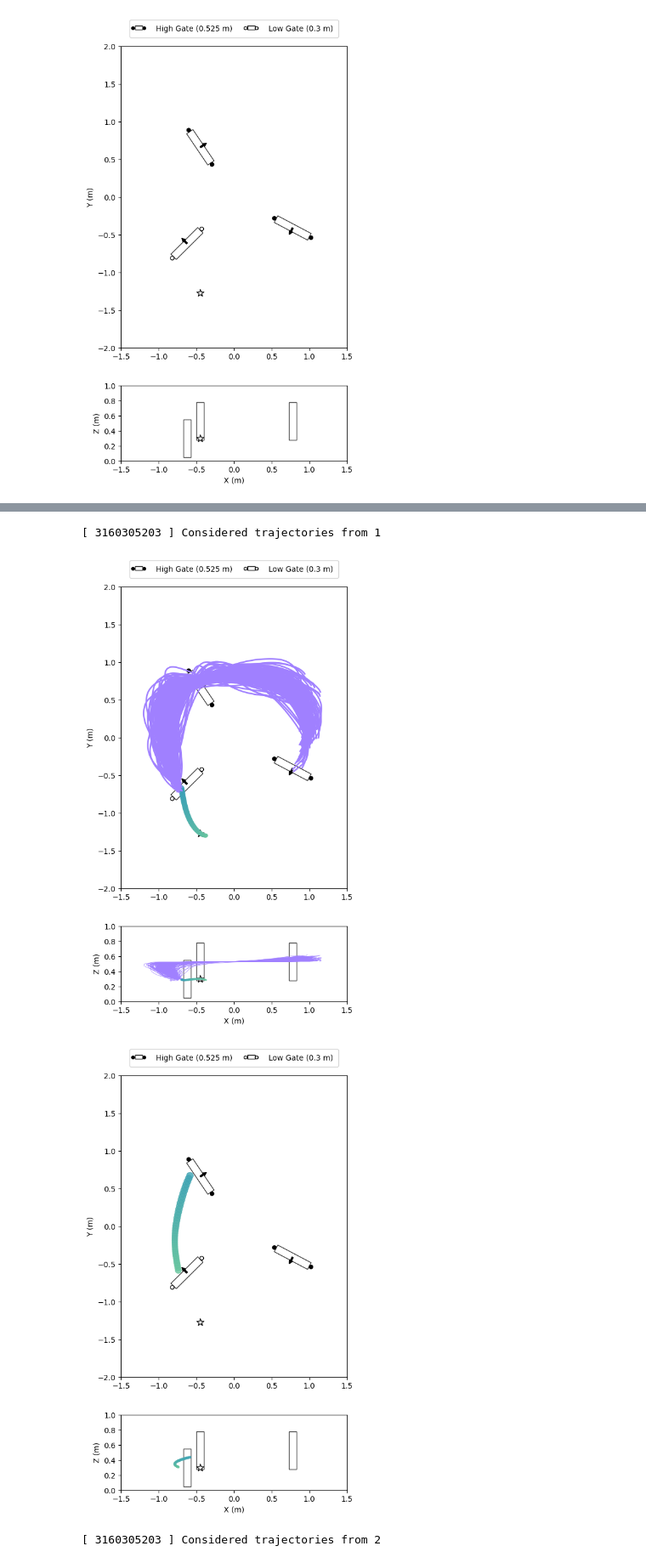
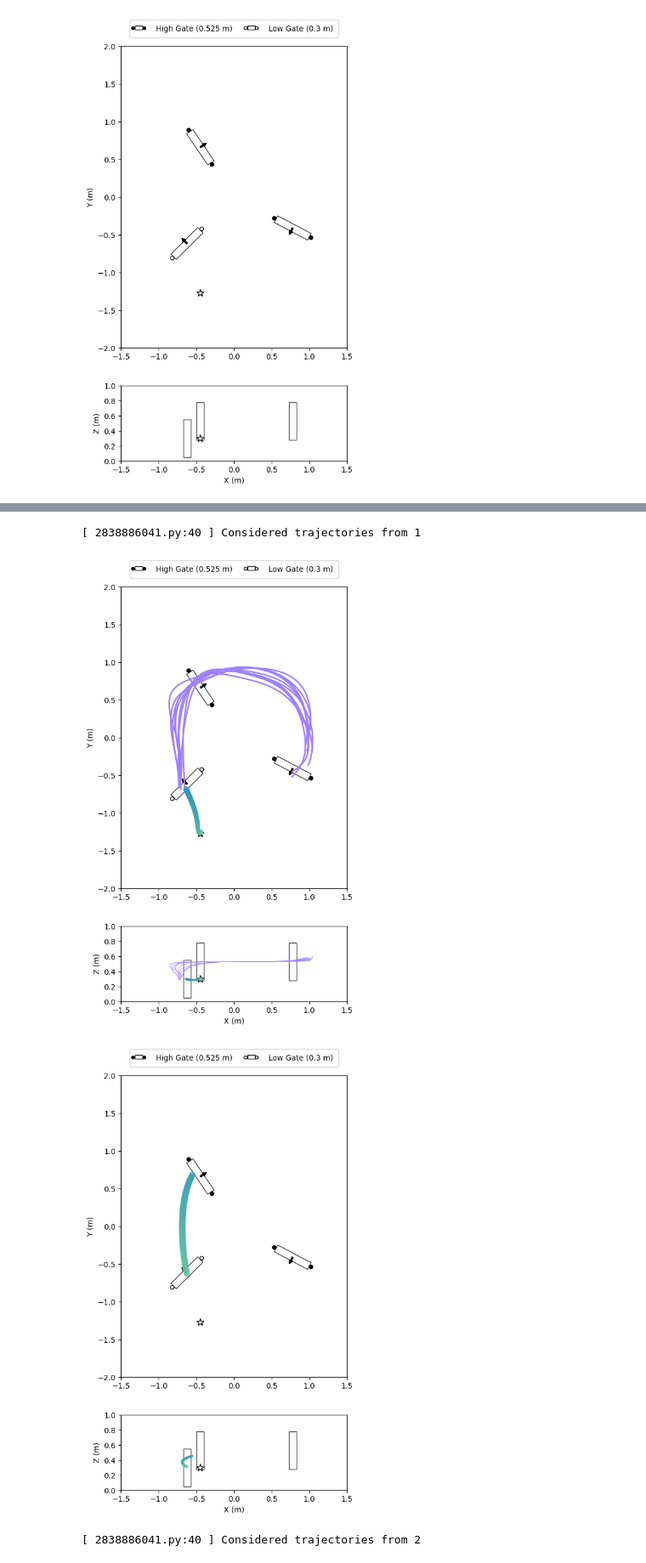
Before and after one commit to sparthaje/quadrotor-diffusion, a Jupyter notebook: notebooks/ldm.ipynb, the cells around one changed output, grey strips where cells are left out. Shown at 85% size. Saved outputs shown, nothing was run; the diff lists cells and outputs as text; code cells hidden in the pictures.

Commit message:
Unified LDM / DDPM for epsilon, v, x
- Also tried consistency trajectory model + latent consistency model but
  both aren't good

```diff
--- a/notebooks/ldm.ipynb
+++ b/notebooks/ldm.ipynb
@@ -23,16 +23,17 @@ from quadrotor_diffusion.planner import plan, cudnn_benchmark, ScoringMethod
 # %%
 COURSE = "../data/courses/eval/212"
 # COURSE = "../data/courses/triangle/12"
-EXPERIMENT = 198
+EXPERIMENT = 241
 
-model: LatentDiffusionWrapper = None
-ema: LatentDiffusionWrapper = None
+model: DiffusionWrapper = None
+ema: DiffusionWrapper = None
 normalizer: Normalizer = None
 trainer_args: TrainerArgs = None
 
 chkpt = get_checkpoint_file("../logs/training", EXPERIMENT)
 diff, ema, normalizer, trainer_args = Trainer.load(chkpt)
-model = diff.cuda()
+model = diff
+model = model.cuda()
 print(f"Loaded {chkpt}")
 print(f"Using {normalizer}")
 
@@ -41,8 +42,14 @@ chkpt = get_checkpoint_file("../logs/training", vae_experiment)
 vae_wrapper: VAE_Wrapper = None
 vae_wrapper, _, _, _ = Trainer.load(chkpt, get_ema=False)
 vae_wrapper = vae_wrapper.cuda()
-vae_downsample = 2 ** (len(vae_wrapper.args[1].channel_mults) - 1)
 
-model.encoder = vae_wrapper.encode
-model.decoder = vae_wrapper.decode
+LATENT_MODEL = True
+
+if LATENT_MODEL:
+    vae_downsample = 2 ** (len(vae_wrapper.args[1].channel_mults) - 1)
+
+    model.encoder = vae_wrapper.encode
+    model.decoder = vae_wrapper.decode
+else:
+    vae_downsample = 1
 # %% [output]
@@ -57,5 +64,6 @@ add_gates_to_course(course, axs, has_end=False)
 [figure]
 # %%
 B = 250
-sampler = SamplerType.DDIM
-cudnn_benchmark(B, model, vae_downsample, "cuda", sampler)
+w = 0.0
+sampler = (SamplerType.GAMMA_CTM, 2)
+cudnn_benchmark(B, model, vae_downsample, "cuda", sampler, w=w)
@@ -71,7 +76,10 @@ computation_times = []
 trajectory_times = []
 trajectories = []
 
-for i in range(5):
+LAPS = 2
+gates_per_lap = course.shape[0] - 1
+iterations = gates_per_lap * LAPS + 1
+for i in range(iterations):
     # Provide the full course because the 0th position will be used for creating the local conditioning
     global_context = course
     if current_traj is not None:
@@ -82,11 +90,13 @@ for i in range(5):
         B,
         global_context,
         sampler,
+        w,
         ScoringMethod.FAST,
         model,
         vae_downsample,
         "cuda",
-        current_traj=current_traj
+        current_traj=current_traj,
+        ignore_filter_step=False
     )
     trajectories.append(next_traj)
 
@@ -126,4 +136,4 @@ for i in range(5):
-[ 3160305203 ] Considered trajectories from 1
+[ 2838886041.py:40 ] Considered trajectories from 1
-[figure, old version]
+[figure, new version]
-[figure, old version]
+[figure, new version]
-[ 3160305203 ] Considered trajectories from 2
+[ 2838886041.py:40 ] Considered trajectories from 2
```
Also changed, not shown: parts of 11 cells of this notebook, 14 other files.
